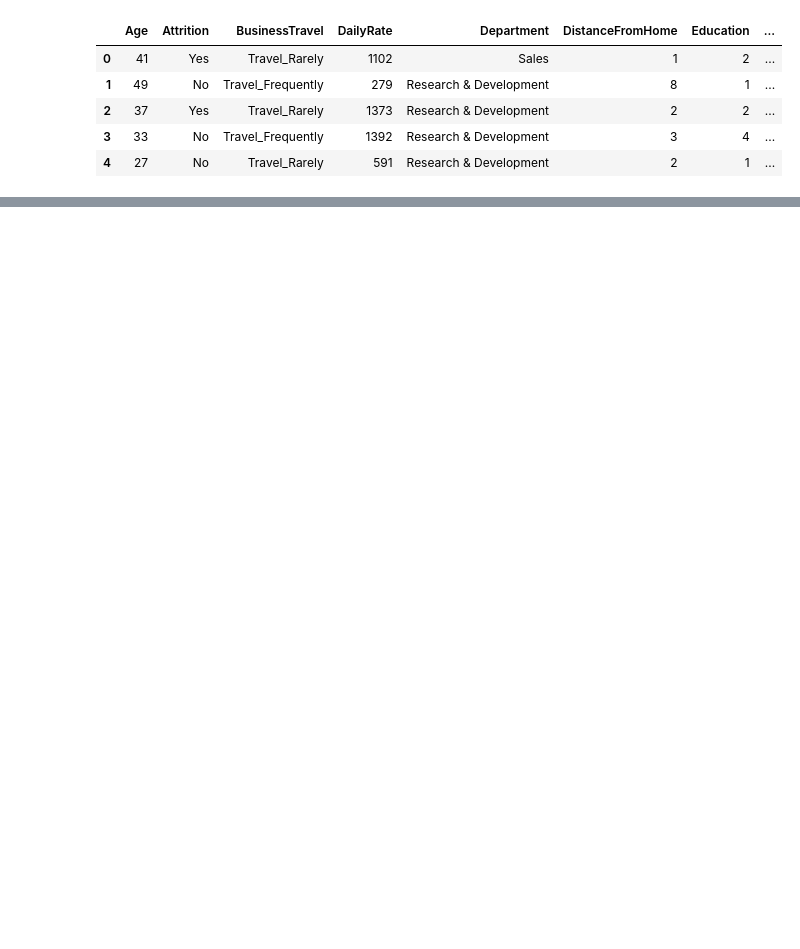
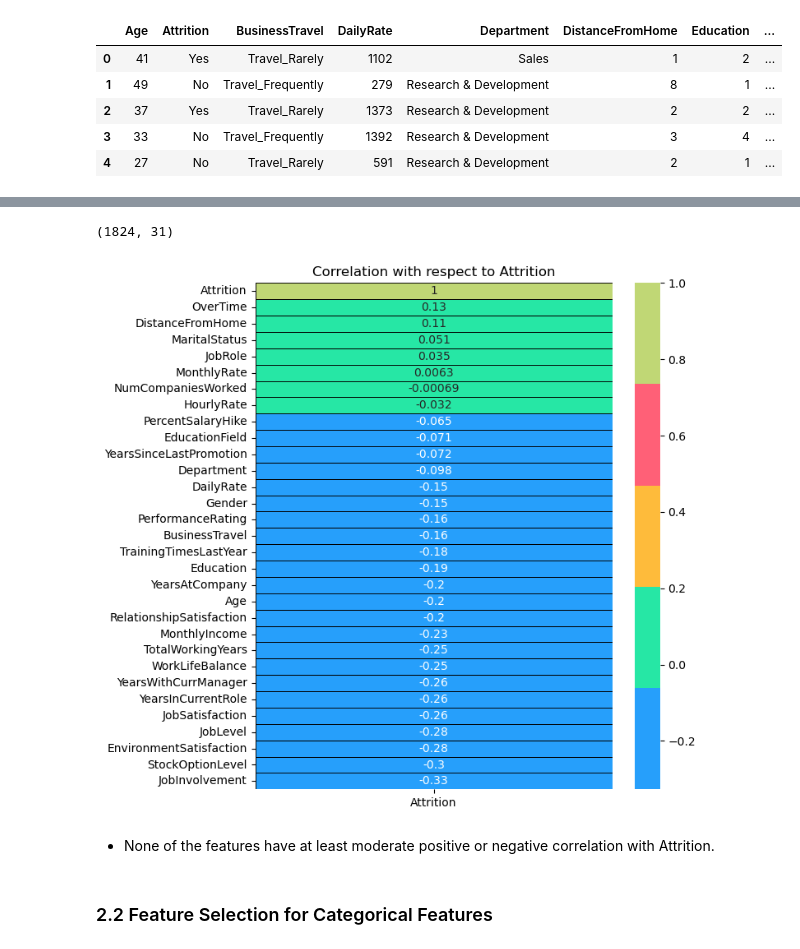
Before and after one commit to LasaK97/Employee-Attrition-and-Performance-EDA-Model-, a Jupyter notebook: src/model.ipynb, the cells around one changed output, grey strips where cells are left out. Saved outputs shown, nothing was run; the diff lists cells and outputs as text; code cells hidden in the pictures; blank space fills up the shorter version.

```diff
--- a/src/model.ipynb
+++ b/src/model.ipynb
@@ -52,0 +176,4 @@ emp_df.head()
+# %%
+# X, y
+X = encoded_emp_df.drop('Attrition', axis = 1)
+y = encoded_emp_df['Attrition']
@@ -52,0 +191,8 @@ emp_df.head()
+# %%
+over = SMOTE(sampling_strategy = 0.85)
+under = RandomUnderSampler(sampling_strategy = 0.1)
+
+steps = [('over', over)]
+pipeline = Pipeline(steps=steps)
+X_res, y_res = pipeline.fit_resample(X, y)
+Counter(y)
@@ -52,0 +212,3 @@ emp_df.head()
+# %%
+#train test split
+X_train, X_test, y_train, y_test = train_test_split(X_res, y_res, test_size= 0.2, random_state=1234)
@@ -52,0 +227,3 @@ emp_df.head()
+# %%
+train_set = X_train.copy(deep=True)
+train_set['Attrition'] = y_train
@@ -52,0 +239,16 @@ emp_df.head()
+# %%
+train_set.shape
+# %% [output]
+(1824, 31)
+# %%
+corr = train_set.corrwith(train_set['Attrition']).sort_values(ascending=False).to_frame()
+corr.columns = ['Attrition']
+plt.subplots(figsize = (7,8))
+sns.heatmap(corr,annot = True,cmap = custom_palette[0:5],linewidths = 0.4,linecolor = 'black');
+plt.title('Correlation with respect to Attrition');
+# %% [output]
+[figure, added]
+# %% [markdown]
+ - None of the features have at least moderate positive or negative correlation with Attrition.
+# %% [markdown]
+### 2.2 Feature Selection for Categorical Features
```
Also changed, not shown: parts of 79 cells of this notebook, 6 other files.
